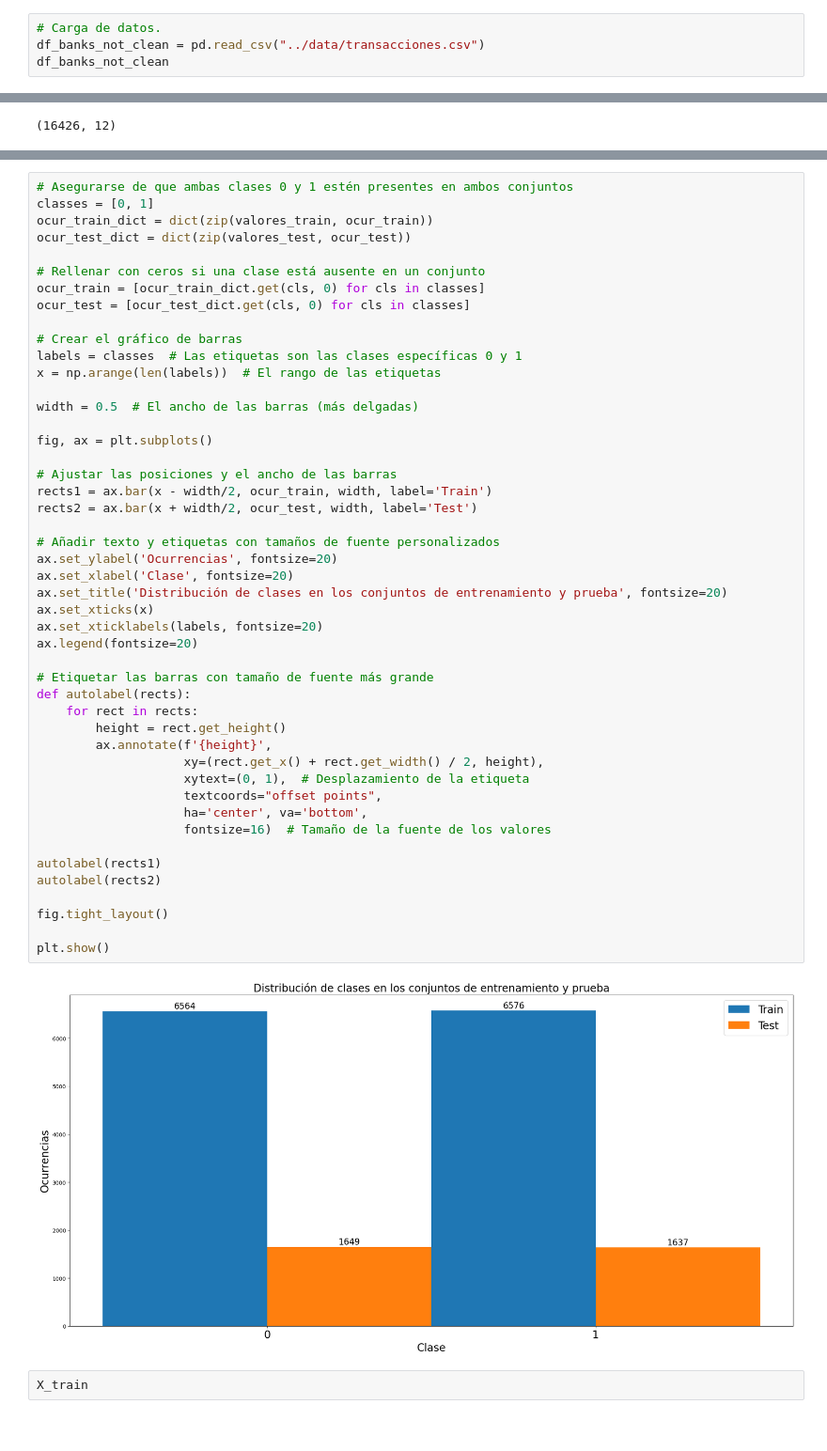
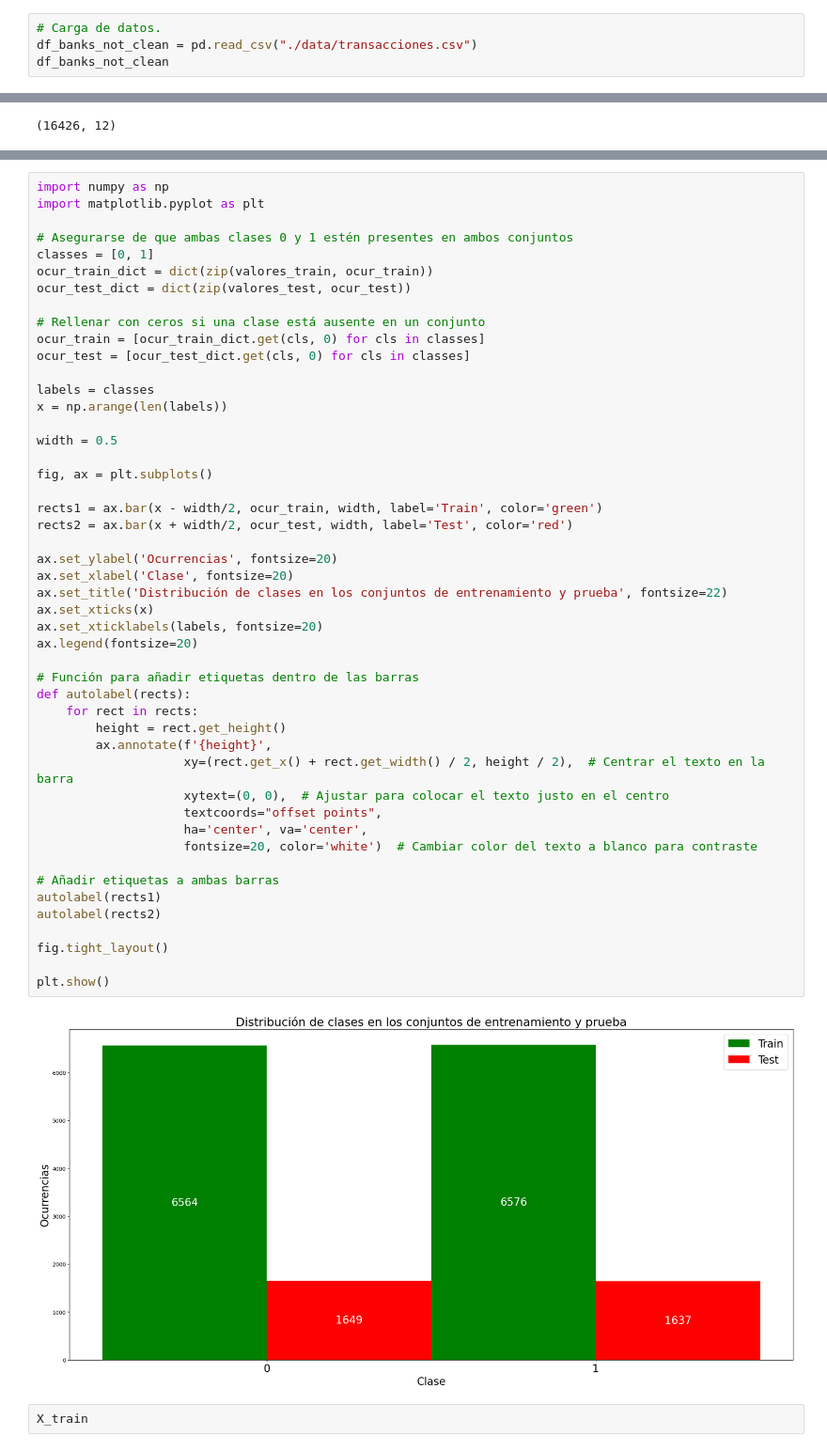
Before and after one commit to gema20hd/entrenamiento_modelos_fraude, a Jupyter notebook: algoritmo/transacciones_financieras.ipynb, the cells around one changed output, grey strips where cells are left out. Shown at 94% size. Saved outputs shown, nothing was run; the diff lists cells and outputs as text.

```diff
--- a/algoritmo/transacciones_financieras.ipynb
+++ b/algoritmo/transacciones_financieras.ipynb
@@ -22,6 +22,6 @@ from sklearn.ensemble import GradientBoostingClassifier
 # %%
 # Carga de datos.
-df_banks_not_clean = pd.read_csv("../data/transacciones.csv")
+df_banks_not_clean = pd.read_csv("./data/transacciones.csv")
 df_banks_not_clean
 # %% [output]
 |  | step | type | amount | nameOrig | oldbalanceOrg | newbalanceOrig | nameDest | oldbalanceDest | ... |
@@ -560,52 +583,53 @@ Train:  clases: [0 1]  ocurrencias:  [6564 6576]
 # %%
+import numpy as np
+import matplotlib.pyplot as plt
+
 # Asegurarse de que ambas clases 0 y 1 estén presentes en ambos conjuntos
 classes = [0, 1]
 ocur_train_dict = dict(zip(valores_train, ocur_train))
 ocur_test_dict = dict(zip(valores_test, ocur_test))
 
 # Rellenar con ceros si una clase está ausente en un conjunto
 ocur_train = [ocur_train_dict.get(cls, 0) for cls in classes]
 ocur_test = [ocur_test_dict.get(cls, 0) for cls in classes]
 
-# Crear el gráfico de barras
-labels = classes  # Las etiquetas son las clases específicas 0 y 1
-x = np.arange(len(labels))  # El rango de las etiquetas
+labels = classes
+x = np.arange(len(labels))
 
-width = 0.5  # El ancho de las barras (más delgadas)
+width = 0.5
 
 fig, ax = plt.subplots()
 
-# Ajustar las posiciones y el ancho de las barras
-rects1 = ax.bar(x - width/2, ocur_train, width, label='Train')
-rects2 = ax.bar(x + width/2, ocur_test, width, label='Test')
+rects1 = ax.bar(x - width/2, ocur_train, width, label='Train', color='green')
+rects2 = ax.bar(x + width/2, ocur_test, width, label='Test', color='red')
 
-# Añadir texto y etiquetas con tamaños de fuente personalizados
 ax.set_ylabel('Ocurrencias', fontsize=20)
 ax.set_xlabel('Clase', fontsize=20)
-ax.set_title('Distribución de clases en los conjuntos de entrenamiento y prueba', fontsize=20)
+ax.set_title('Distribución de clases en los conjuntos de entrenamiento y prueba', fontsize=22)
 ax.set_xticks(x)
 ax.set_xticklabels(labels, fontsize=20)
 ax.legend(fontsize=20)
 
-# Etiquetar las barras con tamaño de fuente más grande
+# Función para añadir etiquetas dentro de las barras
 def autolabel(rects):
     for rect in rects:
         height = rect.get_height()
         ax.annotate(f'{height}',
-                    xy=(rect.get_x() + rect.get_width() / 2, height),
-                    xytext=(0, 1),  # Desplazamiento de la etiqueta
+                    xy=(rect.get_x() + rect.get_width() / 2, height / 2),  # Centrar el texto en la barra
+                    xytext=(0, 0),  # Ajustar para colocar el texto justo en el centro
                     textcoords="offset points",
-                    ha='center', va='bottom',
-                    fontsize=16)  # Tamaño de la fuente de los valores
+                    ha='center', va='center',
+                    fontsize=20, color='white')  # Cambiar color del texto a blanco para contraste
 
+# Añadir etiquetas a ambas barras
 autolabel(rects1)
 autolabel(rects2)
 
 fig.tight_layout()
 
 plt.show()
 # %% [output]
-[figure, old version]
+[figure, new version]
 # %%
 X_train
 # %% [output]
```
Also changed, not shown: parts of 71 cells of this notebook, 1 other file.
